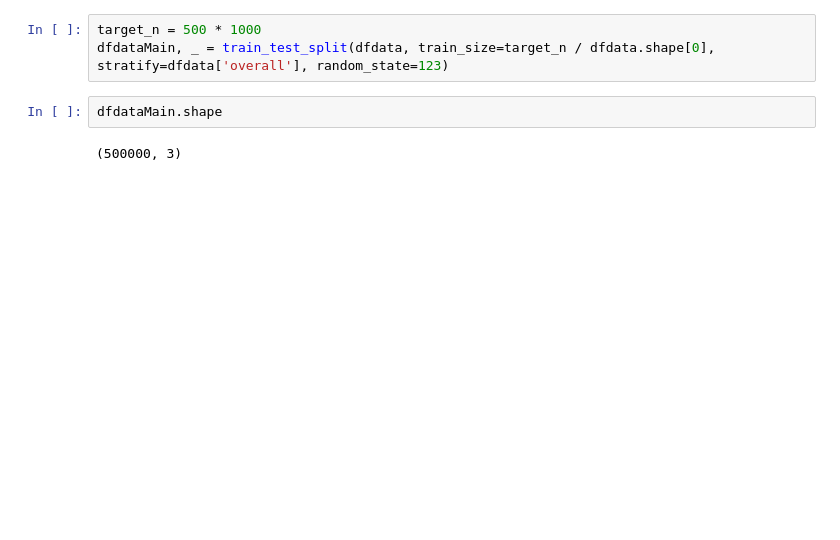
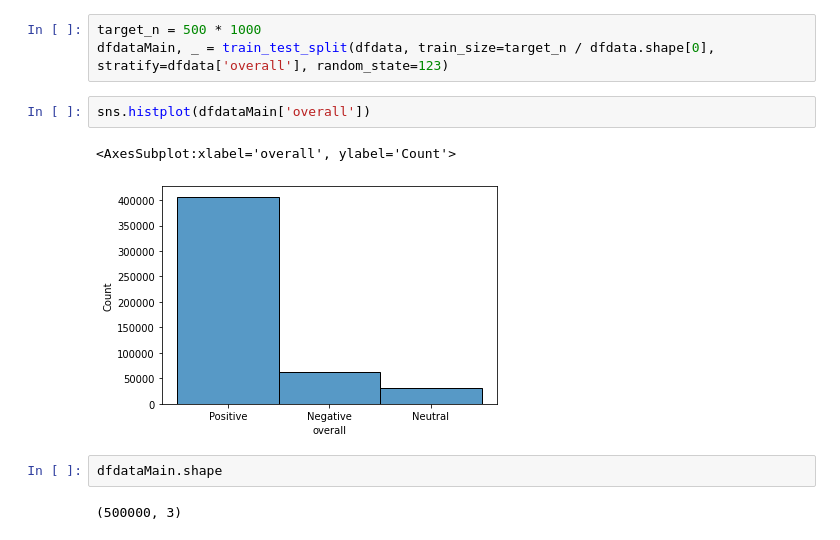
Before and after one commit to harizjet/SubjectSentimentModelling, a Jupyter notebook: basic_exploring/exploring4.ipynb, the cells around one changed output. Drawn from its saved outputs; the diff is of its cells as text; blank space fills up the shorter version.

```diff
--- a/basic_exploring/exploring4.ipynb
+++ b/basic_exploring/exploring4.ipynb
@@ -316,6 +336,11 @@ dfdata['overall'] = dfdata['overallOri'].apply(lambda x: "Positive" if x > 3 els
 # %%
 target_n = 500 * 1000
 dfdataMain, _ = train_test_split(dfdata, train_size=target_n / dfdata.shape[0], stratify=dfdata['overall'], random_state=123)
+# %%
+sns.histplot(dfdataMain['overall'])
+# %% [output]
+<AxesSubplot:xlabel='overall', ylabel='Count'>
+[figure, added]
 # %%
 dfdataMain.shape
 # %% [output]
```
Also changed, not shown: parts of 6 cells of this notebook.
